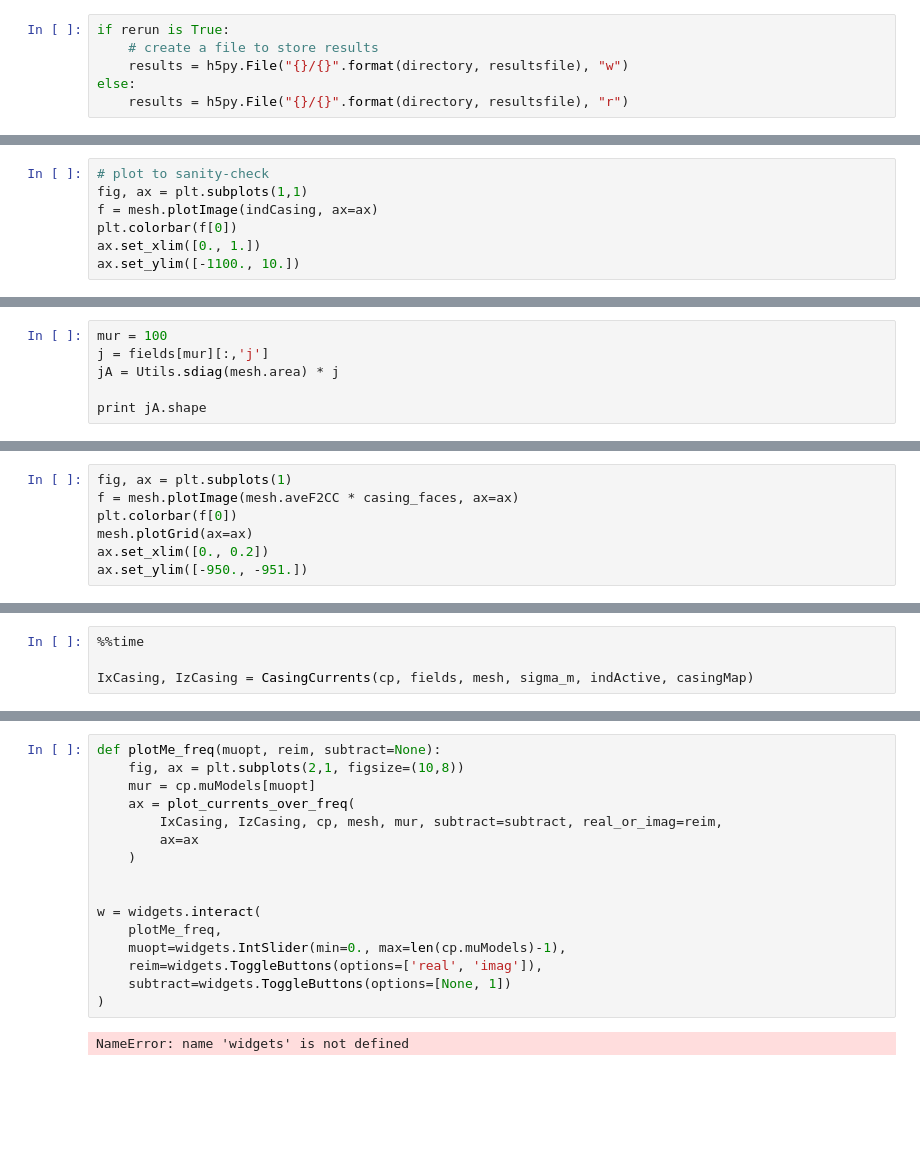
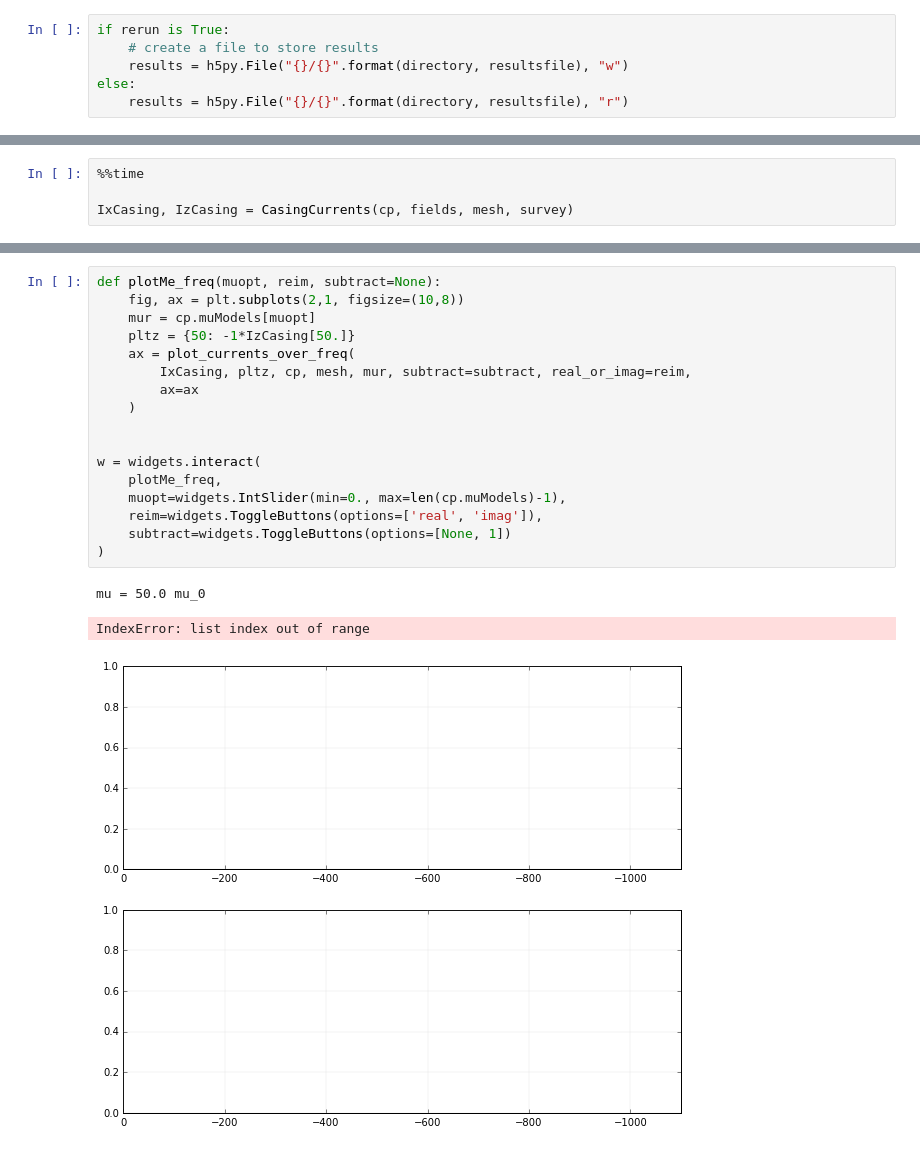
Before and after one commit to simpeg-research/casingSimulations, a Jupyter notebook: 1kmCasing-TopCasingSource-Break.ipynb, the cells around one changed output, grey strips where cells are left out. Drawn from its saved outputs; the diff is of its cells as text; blank space fills up the shorter version.

```diff
--- a/1kmCasing-TopCasingSource-Break.ipynb
+++ b/1kmCasing-TopCasingSource-Break.ipynb
@@ -209,7 +197,0 @@ indCasing = actMap_Zeros * casingMap * casing_ind
-# %%
-# plot to sanity-check
-fig, ax = plt.subplots(1,1)
-f = mesh.plotImage(indCasing, ax=ax)
-plt.colorbar(f[0])
-ax.set_xlim([0., 1.])
-ax.set_ylim([-1100., 10.])
@@ -219,6 +197,0 @@ ax.set_ylim([-1100., 10.])
-# %%
-mur = 100
-j = fields[mur][:,'j']
-jA = Utils.sdiag(mesh.area) * j
-
-print jA.shape
@@ -234,7 +197,0 @@ print casing_faces.nonzero()
-# %%
-fig, ax = plt.subplots(1)
-f = mesh.plotImage(mesh.aveF2CC * casing_faces, ax=ax)
-plt.colorbar(f[0])
-mesh.plotGrid(ax=ax)
-ax.set_xlim([0., 0.2])
-ax.set_ylim([-950., -951.])
@@ -244,5 +198,5 @@ ax.set_ylim([-950., -951.])
 # %%
 %%time
 
-IxCasing, IzCasing = CasingCurrents(cp, fields, mesh, sigma_m, indActive, casingMap)
+IxCasing, IzCasing = CasingCurrents(cp, fields, mesh, survey)
 # %% [output]
@@ -251,21 +205,24 @@ Wall time: 41.3 s
 # %%
 def plotMe_freq(muopt, reim, subtract=None):
     fig, ax = plt.subplots(2,1, figsize=(10,8))
     mur = cp.muModels[muopt]
+    pltz = {50: -1*IzCasing[50.]}
     ax = plot_currents_over_freq(
-        IxCasing, IzCasing, cp, mesh, mur, subtract=subtract, real_or_imag=reim,
+        IxCasing, pltz, cp, mesh, mur, subtract=subtract, real_or_imag=reim,
         ax=ax
     )
 
 
 w = widgets.interact(
     plotMe_freq,
     muopt=widgets.IntSlider(min=0., max=len(cp.muModels)-1),
     reim=widgets.ToggleButtons(options=['real', 'imag']),
     subtract=widgets.ToggleButtons(options=[None, 1])
 )
 # %% [output]
-NameError: name 'widgets' is not defined
+mu = 50.0 mu_0
+IndexError: list index out of range
+[figure, added]
 # %%
 def plotMe_mu(freqopt, reim, subtract=None):
 #     fig, ax = plt.subplots(2,1, figsize=(10,8))
```
Also changed, not shown: parts of 25 cells of this notebook, 2 other files.
